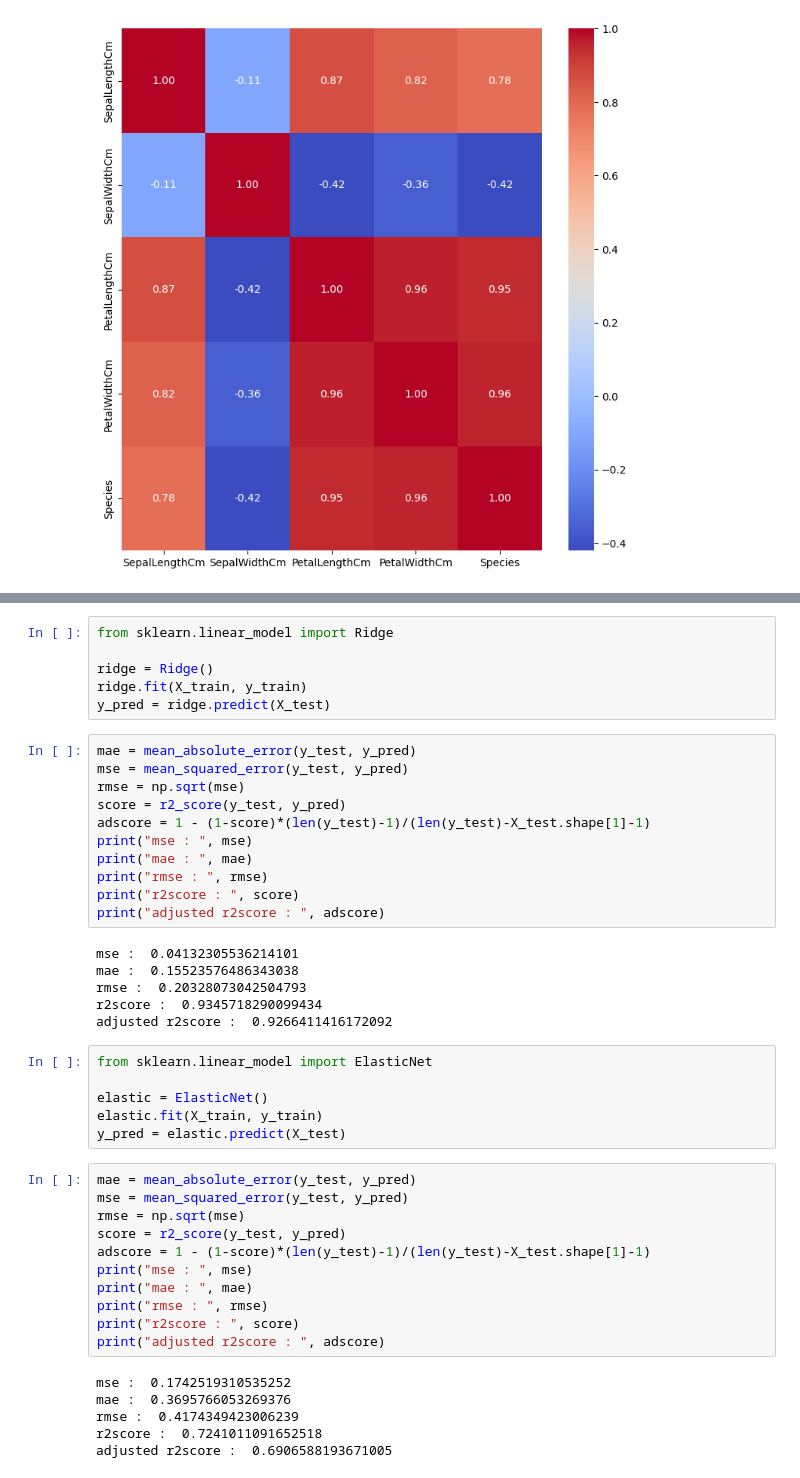
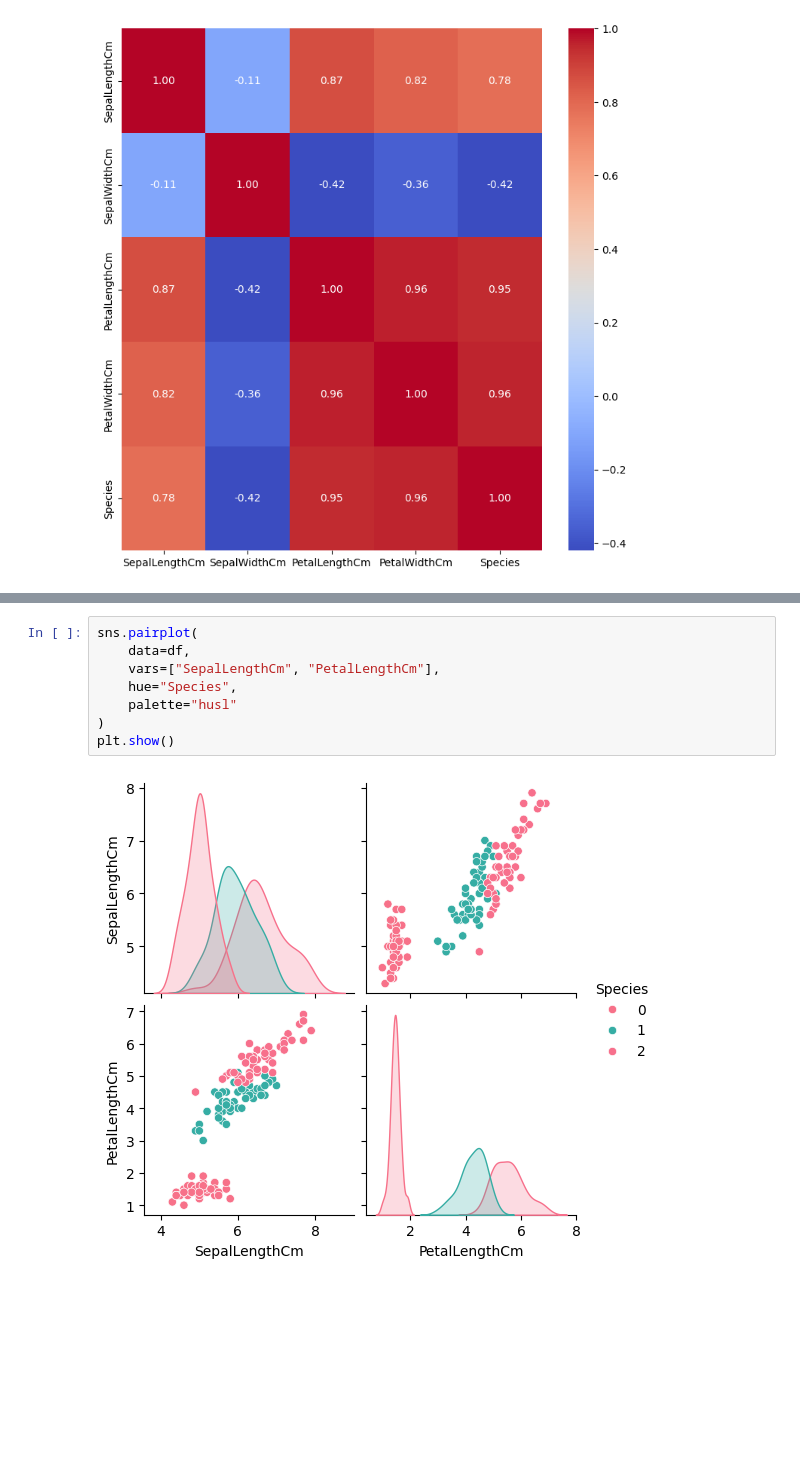
Before and after one commit to Elf-13/IrisSpeciesDatasetMLModels, a Jupyter notebook: Iris_Species.ipynb, the cells around one changed output, grey strips where cells are left out. Drawn from its saved outputs; the diff is of its cells as text; blank space fills up the shorter version.

```diff
--- a/Iris_Species.ipynb
+++ b/Iris_Species.ipynb
@@ -203,46 +151,10 @@ adjusted r2score :  0.3640176575470023
-# %%
-from sklearn.linear_model import Ridge
-
-ridge = Ridge()
-ridge.fit(X_train, y_train)
-y_pred = ridge.predict(X_test)
-# %%
-mae = mean_absolute_error(y_test, y_pred)
-mse = mean_squared_error(y_test, y_pred)
-rmse = np.sqrt(mse)
-score = r2_score(y_test, y_pred)
-adscore = 1 - (1-score)*(len(y_test)-1)/(len(y_test)-X_test.shape[1]-1)
-print("mse : ", mse)
-print("mae : ", mae)
-print("rmse : ", rmse)
-print("r2score : ", score)
-print("adjusted r2score : ", adscore)
-# %% [output]
-mse :  0.04132305536214101
-mae :  0.15523576486343038
-rmse :  0.20328073042504793
-r2score :  0.9345718290099434
-adjusted r2score :  0.9266411416172092
-# %%
-from sklearn.linear_model import ElasticNet
-
-elastic = ElasticNet()
-elastic.fit(X_train, y_train)
-y_pred = elastic.predict(X_test)
-# %%
-mae = mean_absolute_error(y_test, y_pred)
-mse = mean_squared_error(y_test, y_pred)
-rmse = np.sqrt(mse)
-score = r2_score(y_test, y_pred)
-adscore = 1 - (1-score)*(len(y_test)-1)/(len(y_test)-X_test.shape[1]-1)
-print("mse : ", mse)
-print("mae : ", mae)
-print("rmse : ", rmse)
-print("r2score : ", score)
-print("adjusted r2score : ", adscore)
-# %% [output]
-mse :  0.1742519310535252
-mae :  0.3695766053269376
-rmse :  0.4174349423006239
-r2score :  0.7241011091652518
-adjusted r2score :  0.6906588193671005
+# %%
+sns.pairplot(
+    data=df,
+    vars=["SepalLengthCm", "PetalLengthCm"],
+    hue="Species",
+    palette="husl"
+)
+plt.show()
+# %% [output]
+[figure, added]
```
Also changed, not shown: parts of 16 cells of this notebook.
